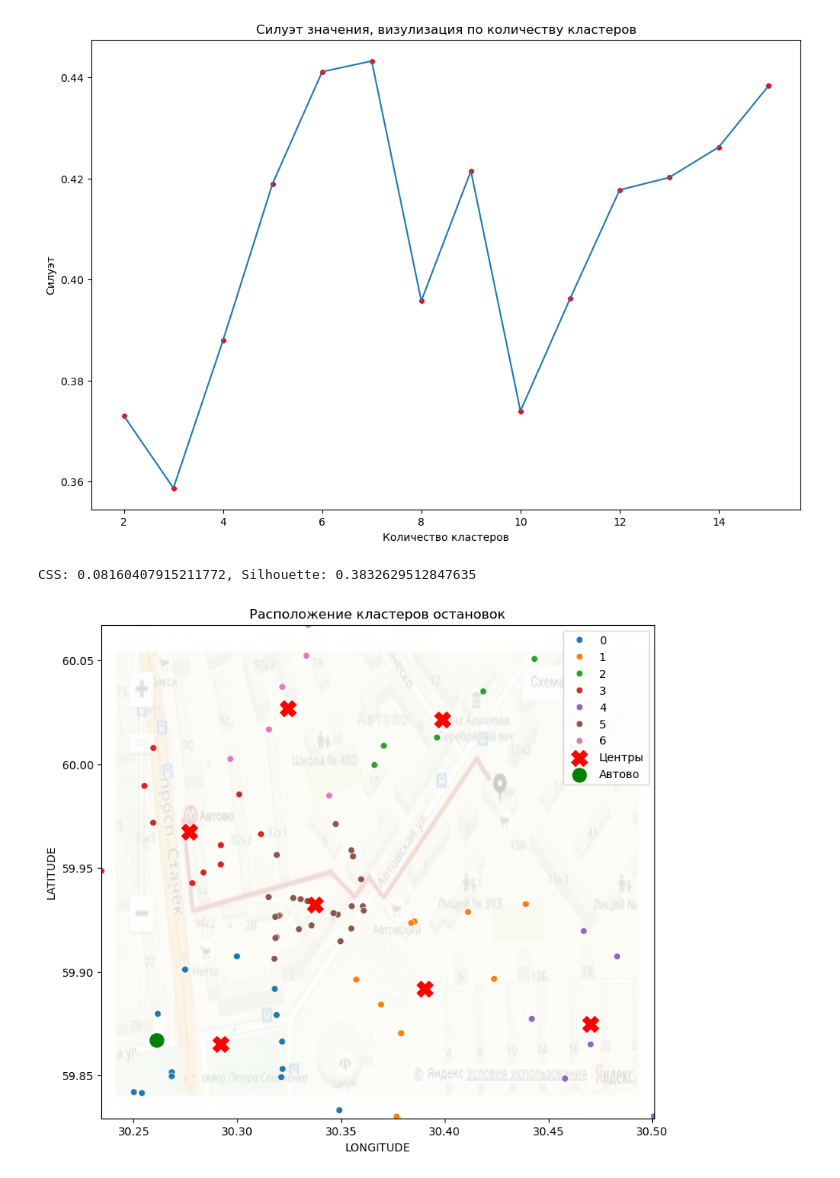
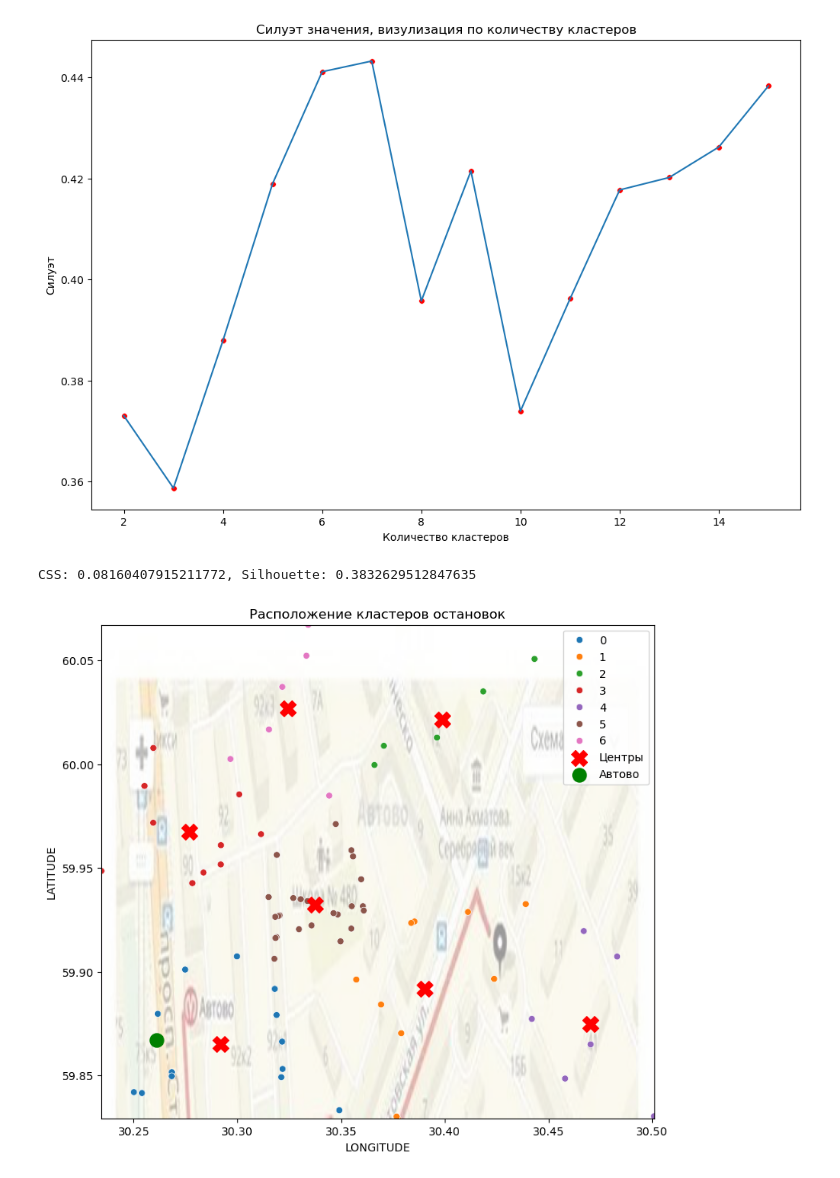
Before and after one commit to Azernem/Data_Analysis_SPbU, a Jupyter notebook: Clusterization_Petersburg_Metros/Clusterization_Petersburg_Stops.ipynb, the cells around one changed output. Drawn from its saved outputs; the diff is of its cells as text; code cells hidden in the pictures.

```diff
--- a/Clusterization_Petersburg_Metros/Clusterization_Petersburg_Stops.ipynb
+++ b/Clusterization_Petersburg_Metros/Clusterization_Petersburg_Stops.ipynb
@@ -214,6 +211,10 @@ response = urllib.request.urlopen(req)
 img_data = response.read()
 img = Image.open(io.BytesIO(img_data))
 
+width, height = img.size
+img = img.crop((0, 0, width, height//2))
+img = img.resize((width, height), Image.Resampling.LANCZOS)
+
 
 # используем РЕАЛЬНЫЕ координаты, не X_scaled, тк одинаковыые единицы измерения
 X = df[['LONGITUDE', 'LATITUDE']]
@@ -233,7 +234,7 @@ ax.imshow(
         X.LONGITUDE.min(), X.LONGITUDE.max(),
         X.LATITUDE.min(),  X.LATITUDE.max()
     ],
-    alpha=0.2
+    alpha=0.4
 )
 
 sns.scatterplot(
@@ -242,31 +243,31 @@ sns.scatterplot(
     x='LONGITUDE',
     y='LATITUDE',
     hue='label',
     palette='tab10'
 )
 
 centers = kmeans.cluster_centers_
 ax.scatter(
     centers[:, 0],
     centers[:, 1],
     c='red',
     s=200,
     marker='X',
     label='Центры'
 )
 
 ax.scatter(
     avtovo[1],   # долгота
     avtovo[0],   # широта
     color='green',
     s=150,
     label='Автово'
 )
 
 
 ax.set_title('Расположение кластеров остановок')
 ax.legend()
 plt.show()
 # %% [output]
 CSS: 0.08160407915211772, Silhouette: 0.3832629512847635
-[figure, old version]
+[figure, new version]
```
Also changed, not shown: parts of 4 cells of this notebook.
